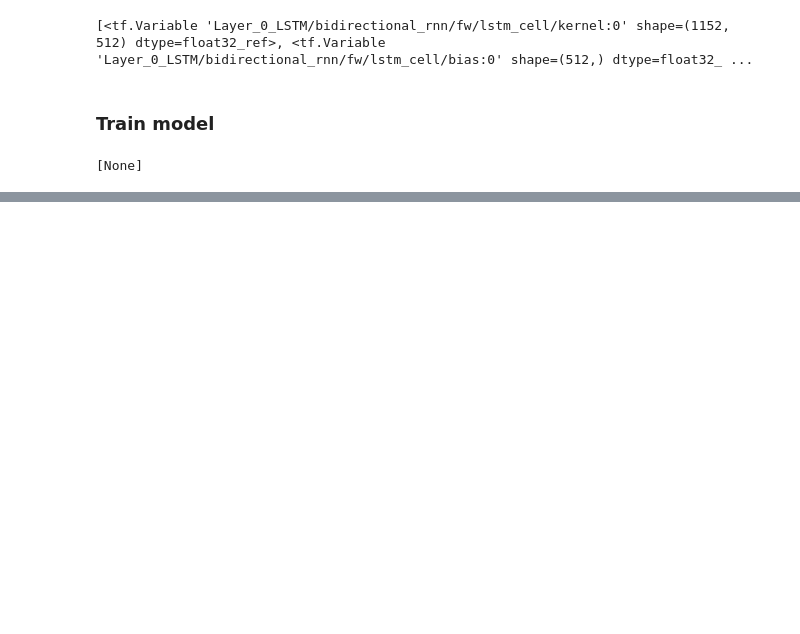
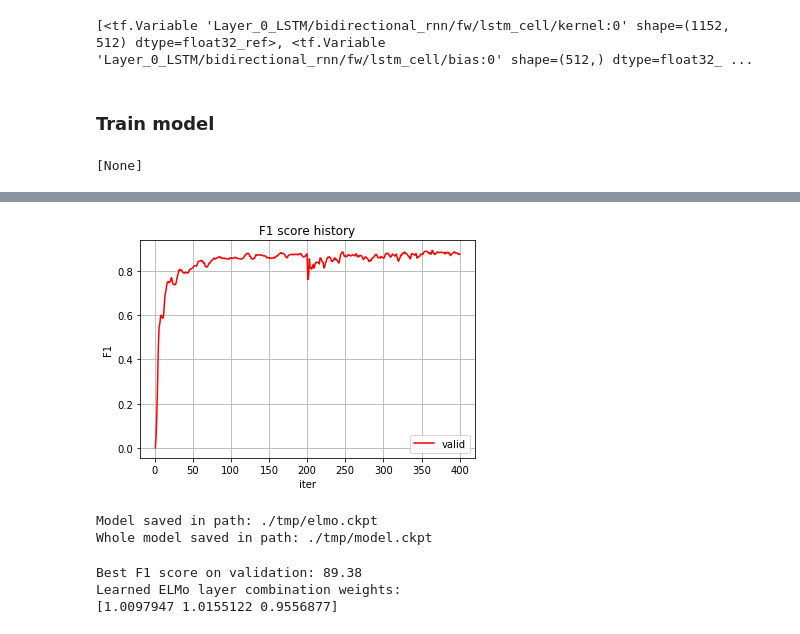
Before and after one commit to deeppavlov/fewshot_NER, a Jupyter notebook: notebooks/12. Finetune ELMo all params.ipynb, the cells around one changed output, grey strips where cells are left out. Cells and saved outputs as stored; diff of their text form; code cells hidden in the pictures; blank space fills up the shorter version.

```diff
--- a/notebooks/12. Finetune ELMo all params.ipynb
+++ b/notebooks/12. Finetune ELMo all params.ipynb
@@ -355,0 +607,36 @@ plt.legend()
+# %%
+# Plot F1 scores
+plt.figure()
+steps = np.arange(1, num_steps+1, 1)
+# plt.plot(steps, losses['train'], c='b', label='train')
+plt.plot(steps, f1_scores['valid'], c='r', label='valid')
+plt.xlabel('iter')
+plt.ylabel('F1')
+plt.legend()
+plt.title('F1 score history')
+plt.grid()
+# %% [output]
+[figure, added]
+# %%
+elmo_vars_dict = {v.name: v for v in elmo_vars}
+saver_elmo = tf.train.Saver(elmo_vars_dict)
+save_path = saver_elmo.save(sess, "./tmp/elmo.ckpt")
+print("Model saved in path: %s" % save_path)
+saver_all = tf.train.Saver()
+save_path = saver_all.save(sess, "./tmp/model.ckpt")
+print("Whole model saved in path: %s" % save_path)
+# %% [output]
+Model saved in path: ./tmp/elmo.ckpt
+Whole model saved in path: ./tmp/model.ckpt
+# %%
+print('Best F1 score on validation: {:.2f}'.format(best_valid_f1*100))
+if TRAIN_ELMO:
+    layer_coeff, scale = sess.run([elmo_coef['layer_coefficients'], elmo_coef['scaling']])
+    elmo_params = {'layer_coefficients': layer_coeff, 'scaling': scale}
+    elmo_layer_coeff = np.exp(elmo_params['layer_coefficients'])*elmo_params['scaling']
+    print('Learned ELMo layer combination weights:')
+    print(elmo_layer_coeff)
+# %% [output]
+Best F1 score on validation: 89.38
+Learned ELMo layer combination weights:
+[1.0097947 1.0155122 0.9556877]
```
Also changed, not shown: parts of 24 cells of this notebook, 9 other files.
